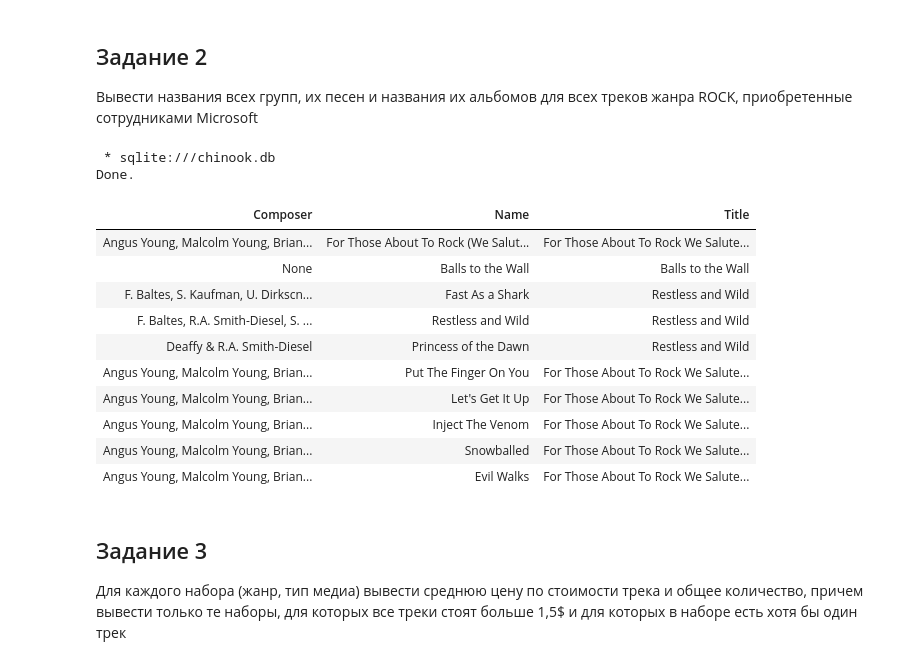
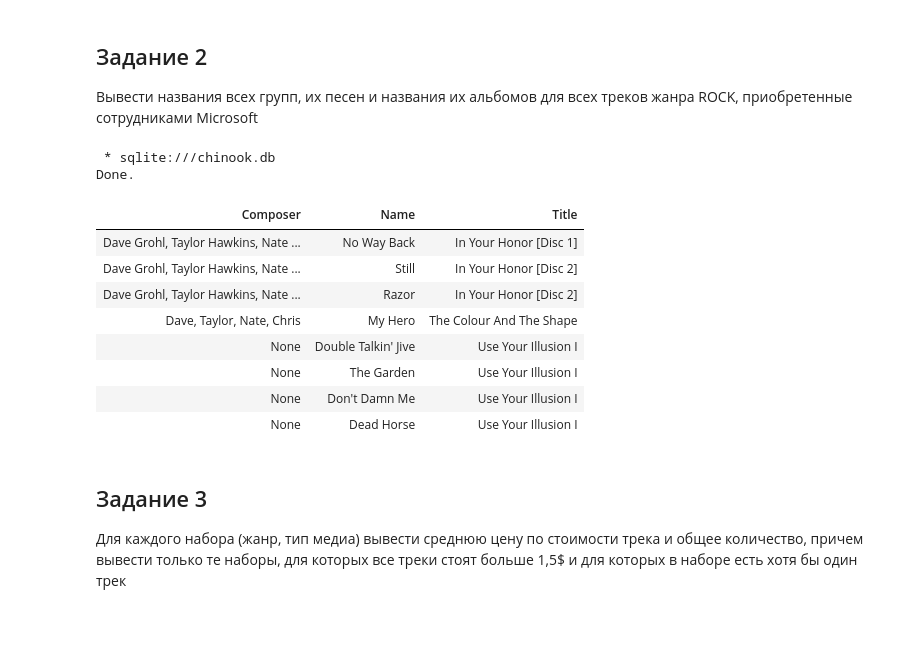
Before and after one commit to VladPendalf/SQLite_3sem, a Jupyter notebook: Лабораторная-2 (1) (2).ipynb, the cells around one changed output. Drawn from its saved outputs; the diff is of its cells as text; code cells hidden in the pictures; blank space fills up the shorter version.

```diff
--- a/Лабораторная-2 (1) (2).ipynb
+++ b/Лабораторная-2 (1) (2).ipynb
@@ -52,30 +54,31 @@ Done.
 # %%
 %%sql
 SELECT Composer, --имена композиторов(групп, как я понял)
        tracks.Name, --названия песен
        Title --названия альбомов
 FROM
        tracks
 LEFT JOIN (SELECT genres.Name as GenreName,
                   *
            FROM genres, albums ) as Genres_and_Albums USING (GenreId, AlbumID)
+          ,(SELECT * FROM invoice_items) USING (TrackId)
+          ,(SELECT * FROM invoices     ) USING (InvoiceId)
+          ,(SELECT * FROM customers    ) USING (CustomerId)
 WHERE
-      GenreName = 'Rock'
-LIMIT 10;
+      GenreName = 'Rock' AND
+      Company like "Microsoft%"
 # %% [output]
  * sqlite:///chinook.db
 Done.
 | Composer | Name | Title |
-| Angus Young, Malcolm Young, Brian... | For Those About To Rock (We Salut... | For Those About To Rock We Salute... |
-| None | Balls to the Wall | Balls to the Wall |
-| F. Baltes, S. Kaufman, U. Dirkscn... | Fast As a Shark | Restless and Wild |
-| F. Baltes, R.A. Smith-Diesel, S. ... | Restless and Wild | Restless and Wild |
-| Deaffy & R.A. Smith-Diesel | Princess of the Dawn | Restless and Wild |
-| Angus Young, Malcolm Young, Brian... | Put The Finger On You | For Those About To Rock We Salute... |
-| Angus Young, Malcolm Young, Brian... | Let's Get It Up | For Those About To Rock We Salute... |
-| Angus Young, Malcolm Young, Brian... | Inject The Venom | For Those About To Rock We Salute... |
-| Angus Young, Malcolm Young, Brian... | Snowballed | For Those About To Rock We Salute... |
-| Angus Young, Malcolm Young, Brian... | Evil Walks | For Those About To Rock We Salute... |
+| Dave Grohl, Taylor Hawkins, Nate ... | No Way Back | In Your Honor [Disc 1] |
+| Dave Grohl, Taylor Hawkins, Nate ... | Still | In Your Honor [Disc 2] |
+| Dave Grohl, Taylor Hawkins, Nate ... | Razor | In Your Honor [Disc 2] |
+| Dave, Taylor, Nate, Chris | My Hero | The Colour And The Shape |
+| None | Double Talkin' Jive | Use Your Illusion I |
+| None | The Garden | Use Your Illusion I |
+| None | Don't Damn Me | Use Your Illusion I |
+| None | Dead Horse | Use Your Illusion I |
 # %% [markdown]
 ## Задание 3
 Для каждого набора (жанр, тип медиа) вывести среднюю цену по стоимости трека и общее количество, причем вывести только те наборы, для которых все треки стоят больше 1,5$ и для которых в наборе есть хотя бы один трек
```
Also changed, not shown: parts of 6 cells of this notebook.
